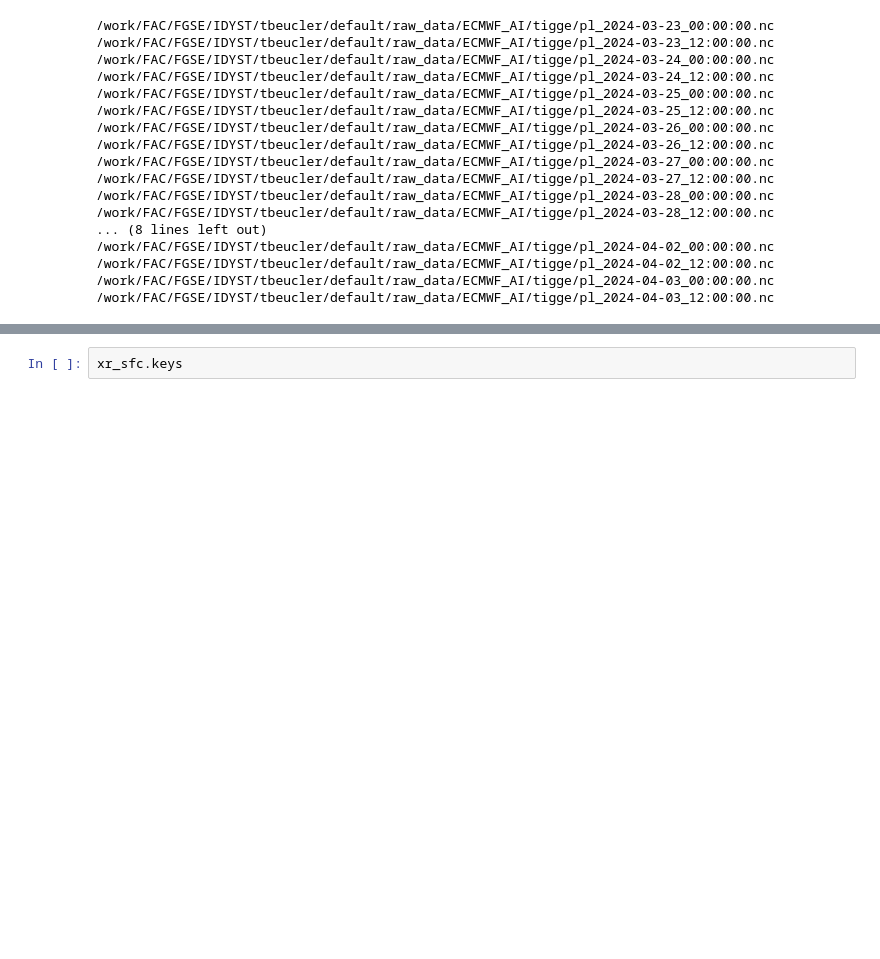
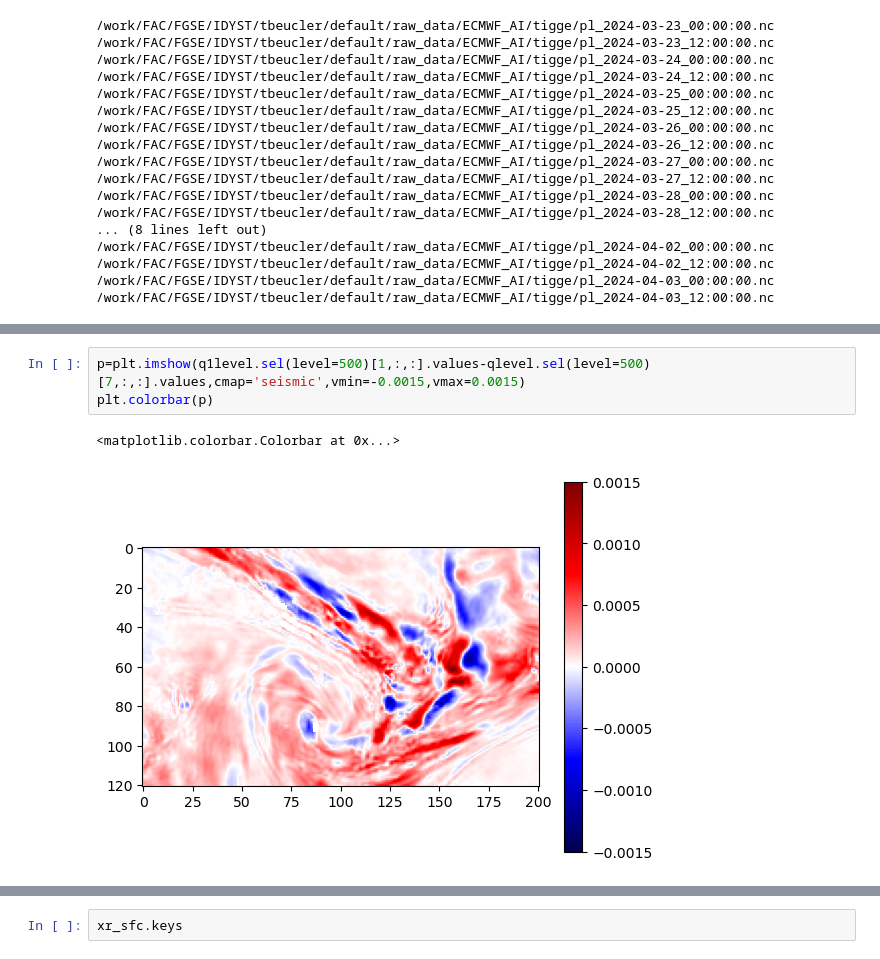
Before and after one commit to feldmann-m/AI-storm, a Jupyter notebook: devel/CAPE_files_ecmwf.ipynb, the cells around one changed output, grey strips where cells are left out. Drawn from its saved outputs; the diff is of its cells as text; blank space fills up the shorter version.

```diff
--- a/devel/CAPE_files_ecmwf.ipynb
+++ b/devel/CAPE_files_ecmwf.ipynb
@@ -449,0 +498,6 @@ plt.close()
+# %%
+p=plt.imshow(q1level.sel(level=500)[1,:,:].values-qlevel.sel(level=500)[7,:,:].values,cmap='seismic',vmin=-0.0015,vmax=0.0015)
+plt.colorbar(p)
+# %% [output]
+<matplotlib.colorbar.Colorbar at 0x...>
+[figure, added]
```
Also changed, not shown: parts of 7 cells of this notebook, 1 other file.
